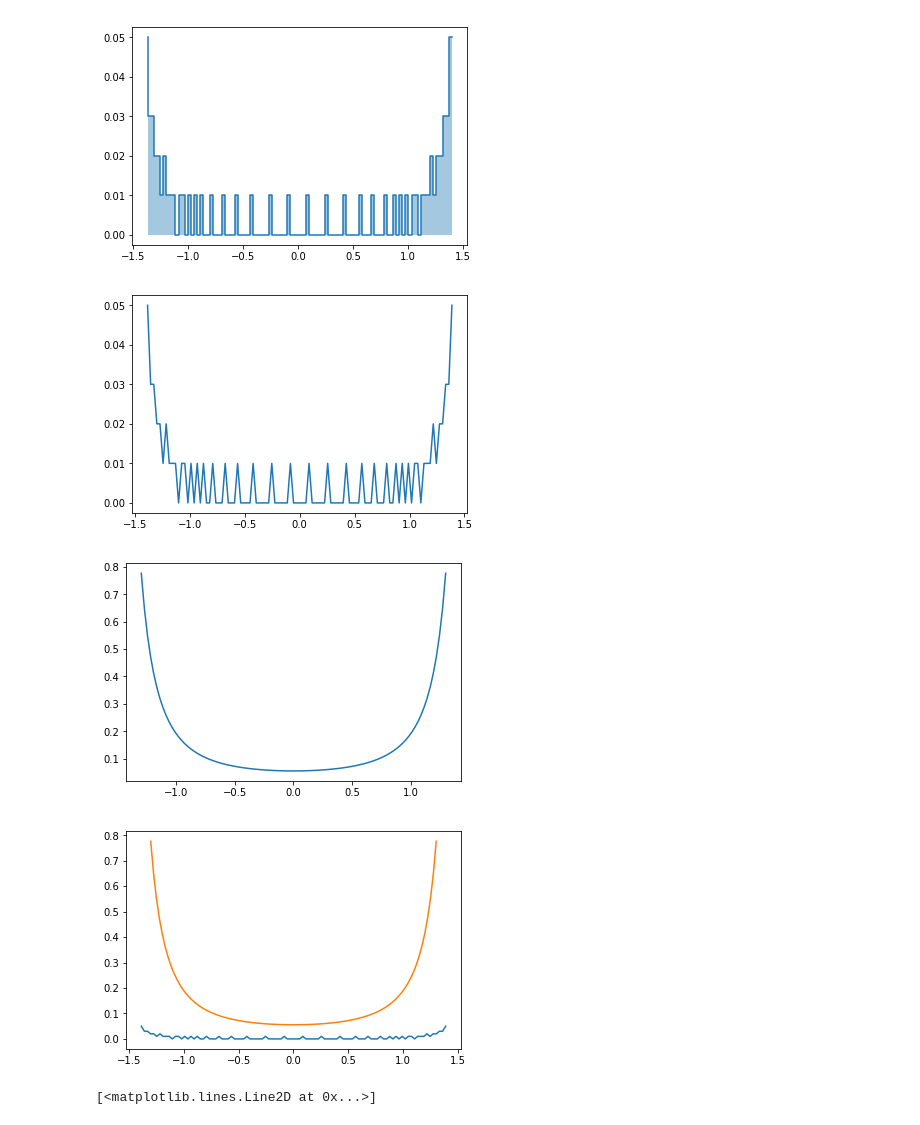
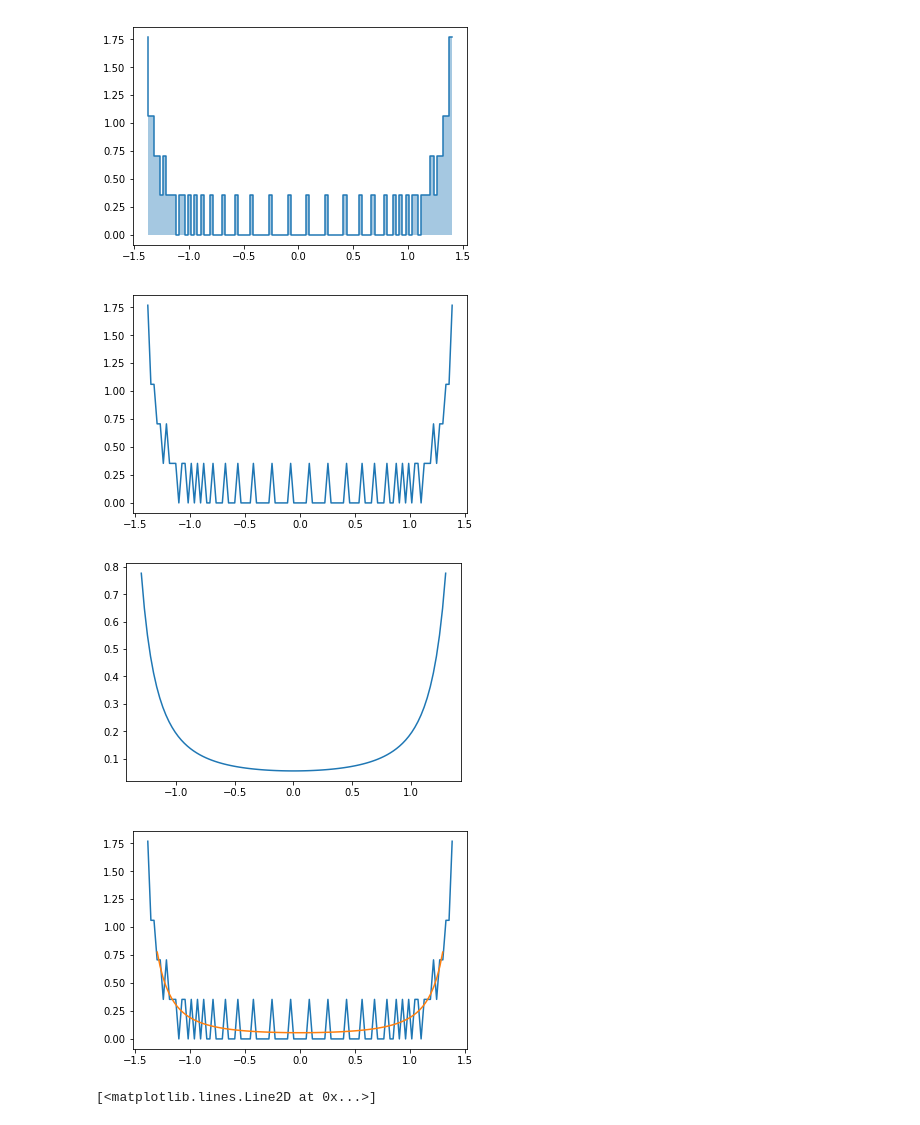
Before and after one commit to dsman1823/statistics, a Jupyter notebook: lab001.ipynb, the cells around one changed output. Saved outputs shown, nothing was run; the diff lists cells and outputs as text; code cells hidden in the pictures.

Commit message:
add eq interval method

```diff
--- a/lab001.ipynb
+++ b/lab001.ipynb
@@ -50,18 +50,3 @@ def show_cdf_plot(x_1, p_1):
     plt.ylabel('P(x)')
     plt.xlabel('x')
     plt.show()
-# %%
-a, b = get_bounds(2, 27)
-x_series = get_x_var_series(a, b)
-y_series = get_y_var_series(x_series)
-
-ecdf = ECDF(y_series)
-
-y_theoretical = np.linspace(g(a), g(b), 100)
-p_theoretical = [cdf_y(y) for y in y_theoretical]
-
-print_cdf_table(ecdf)
-
-plt.plot(ecdf.x, ecdf.y, label='empiric')
-plt.plot(y_theoretical, p_theoretical, label='theoretecial')
-plt.show()
@@ -87,6 +57,4 @@ plt.show()
 # %%
-intervals = np.linspace(-1.5, 1.5, 6)
-
 def count_in_bounds(arr, a, b):
     return len([i for i in arr if (a <= i and i <= b)])
 
@@ -102,8 +70,3 @@ def prepare_for_ecdf(values, frequencies):
         result += [values[i]] * frequencies[i]
 
     return result
-
-bounds = -1.4, 1.4
-intervals, frequencies = get_equal_interv_series(bounds, 10, y_series)
-probabilities = [f / len(intervals) for f in frequencies]
-ecdf = ECDF(prepare_for_ecdf(intervals, frequencies))
@@ -142,41 +90,42 @@ def get_intervals(bounds, n):
 def get_eq_int_hist_data(series, bounds, n):
     intervals = get_intervals(bounds, n)
     amount = len(series)
-    height = [get_amount_in_bounds(*i, series) / amount for i in intervals]
+    step = intervals[0][1] - intervals[0][0]
+    height = [get_amount_in_bounds(*i, series) / (amount * step) for i in intervals]
     return intervals, height
 
 def plot_eq_int_hist(series, bounds, n):
     intervals, heights = get_eq_int_hist_data(series, bounds, n)
     intervals_bounds = [i[1] for i in intervals]
     plt.plot(intervals_bounds, heights, drawstyle="steps")
     plt.fill_between(intervals_bounds, heights,  step="pre", alpha=0.4)
 
 def plot_eq_int_polygon(series, bounds, n):
     intervals, heights = get_eq_int_hist_data(series, bounds, n)
     polygon_x = [(a + b) / 2 for a, b in intervals]
     plt.plot(polygon_x, heights)
 
 def plot_pdf():
     l = np.linspace(-1.3, 1.3, 100)
     plt.plot(l, [pdf_y(i) for i in l])
 
 plot_eq_int_hist(y_series, bounds, n)
 plt.show()
 
 plot_eq_int_polygon(y_series, bounds, n)
 plt.show()
 
 plot_pdf()
 plt.show()
 
 plot_eq_int_polygon(y_series, bounds, n)
 plot_pdf()
 plt.show()
 # %% [output]
-[figure, old version]
+[figure, new version]
-[figure, old version]
+[figure, new version]
 [figure]
-[figure, old version]
+[figure, new version]
 # %%
 plt.step([1, 2, 3], [2, 5, 1])
 # %% [output]
```
Also changed, not shown: parts of 3 cells of this notebook.
